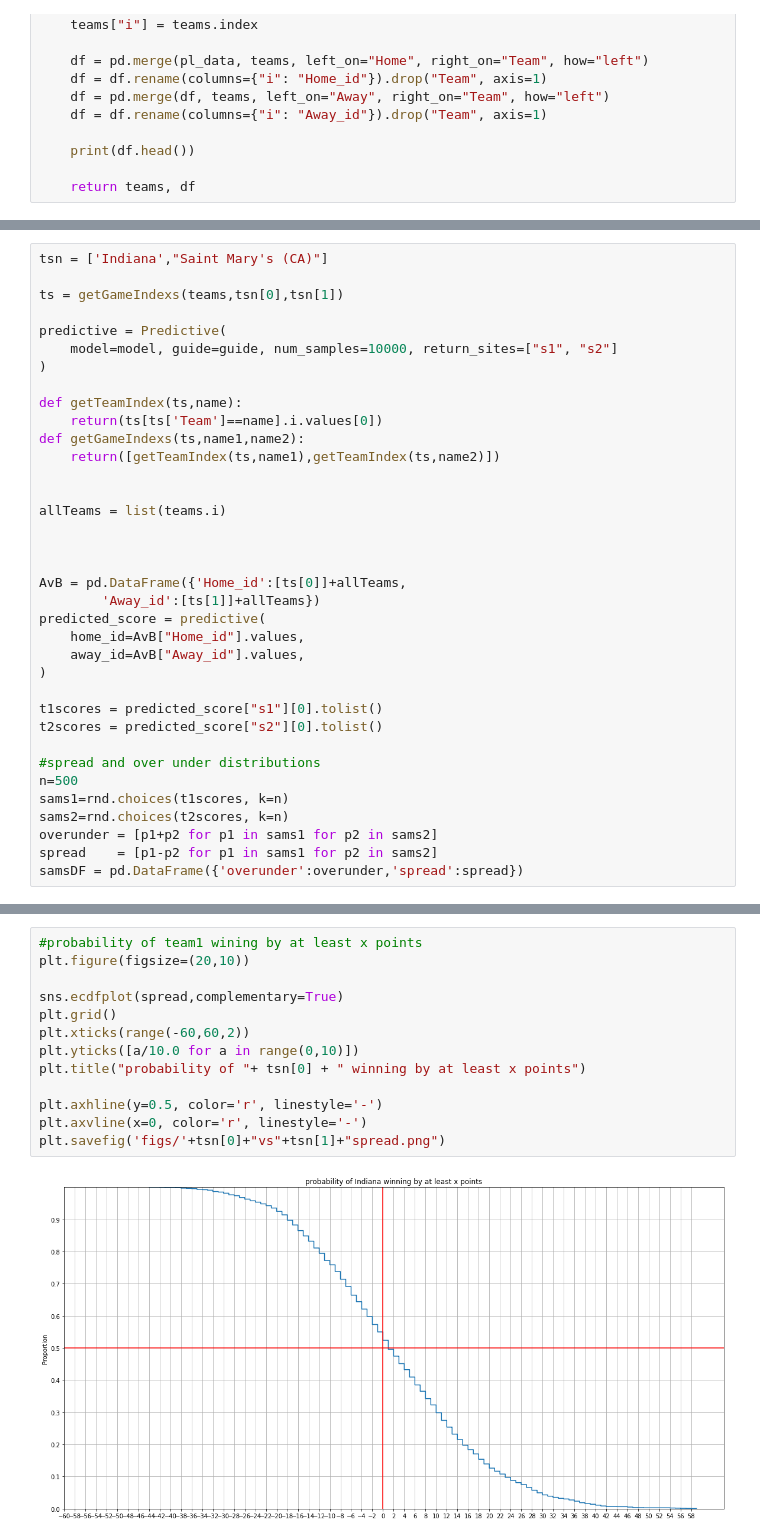
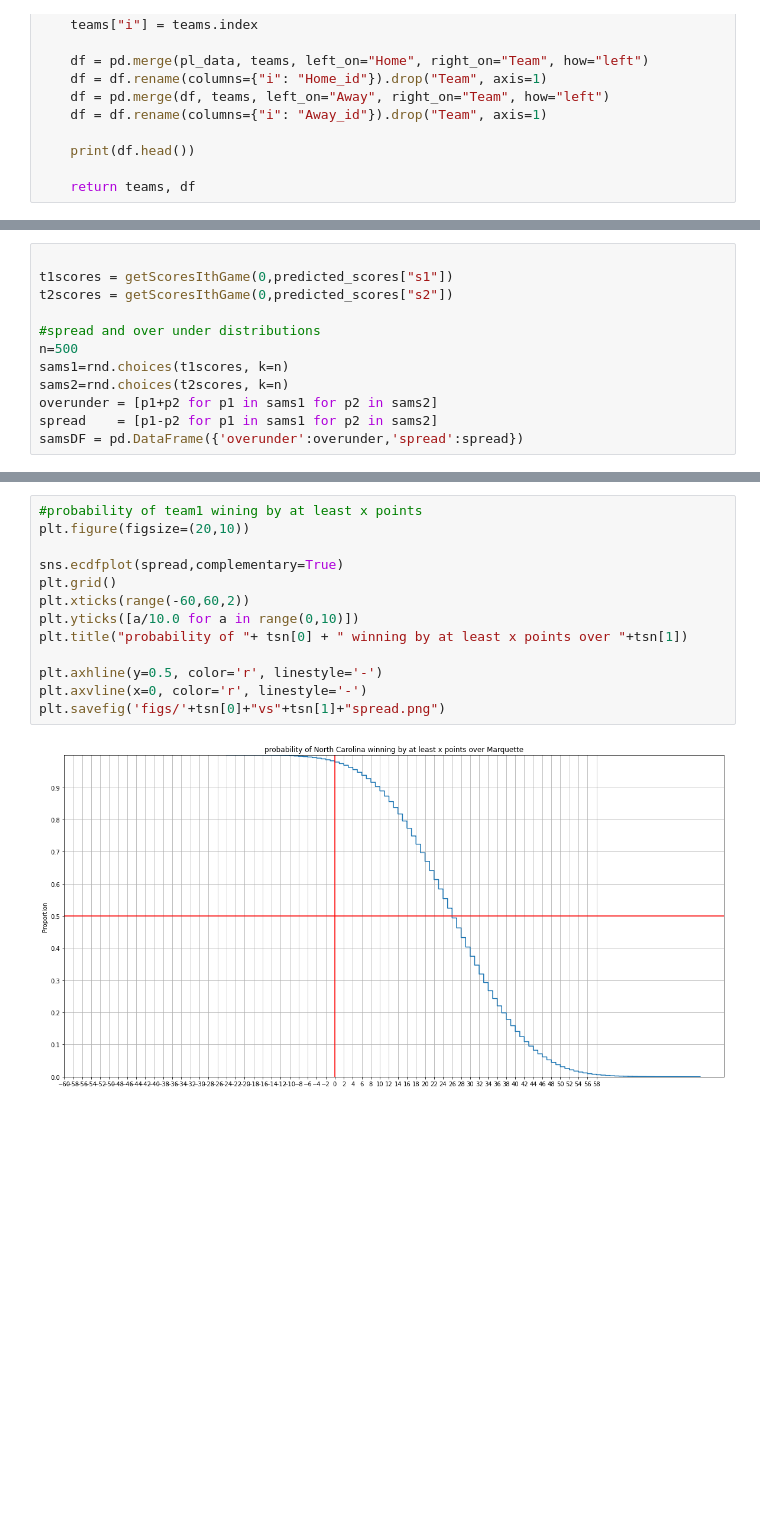
Before and after one commit to gaulight42/bball1, a Jupyter notebook: ncaaBball2022v3.ipynb, the cells around one changed output, grey strips where cells are left out. Cells and saved outputs as stored; diff of their text form; blank space fills up the shorter version.

Commit message:
wonky numbers but could be what the model thinks

```diff
--- a/ncaaBball2022v3.ipynb
+++ b/ncaaBball2022v3.ipynb
@@ -663,31 +486,7 @@ teams
 # %%
-tsn = ['Indiana',"Saint Mary's (CA)"]
 
-ts = getGameIndexs(teams,tsn[0],tsn[1])
-
-predictive = Predictive(
-    model=model, guide=guide, num_samples=10000, return_sites=["s1", "s2"]
-)
-
-def getTeamIndex(ts,name):
-    return(ts[ts['Team']==name].i.values[0])
-def getGameIndexs(ts,name1,name2):
-    return([getTeamIndex(ts,name1),getTeamIndex(ts,name2)])
-
-
-allTeams = list(teams.i)
-
-
-
-AvB = pd.DataFrame({'Home_id':[ts[0]]+allTeams,
-        'Away_id':[ts[1]]+allTeams})
-predicted_score = predictive(
-    home_id=AvB["Home_id"].values,
-    away_id=AvB["Away_id"].values,
-)
-
-t1scores = predicted_score["s1"][0].tolist()
-t2scores = predicted_score["s2"][0].tolist()
+t1scores = getScoresIthGame(0,predicted_scores["s1"])
+t2scores = getScoresIthGame(0,predicted_scores["s2"])
 
 #spread and over under distributions
 n=500
@@ -722,15 +521,15 @@ plt.savefig('figs/'+tsn[0]+"vs"+tsn[1]+"Overunder.png")
 # %%
 #probability of team1 wining by at least x points
 plt.figure(figsize=(20,10))
 
 sns.ecdfplot(spread,complementary=True)
 plt.grid()
 plt.xticks(range(-60,60,2))
 plt.yticks([a/10.0 for a in range(0,10)])
-plt.title("probability of "+ tsn[0] + " winning by at least x points")
+plt.title("probability of "+ tsn[0] + " winning by at least x points over "+tsn[1])
 
 plt.axhline(y=0.5, color='r', linestyle='-')
 plt.axvline(x=0, color='r', linestyle='-')
 plt.savefig('figs/'+tsn[0]+"vs"+tsn[1]+"spread.png")
 # %% [output]
-[figure, old version]
+[figure, new version]
```
Also changed, not shown: parts of 31 cells of this notebook, 5 other files.
